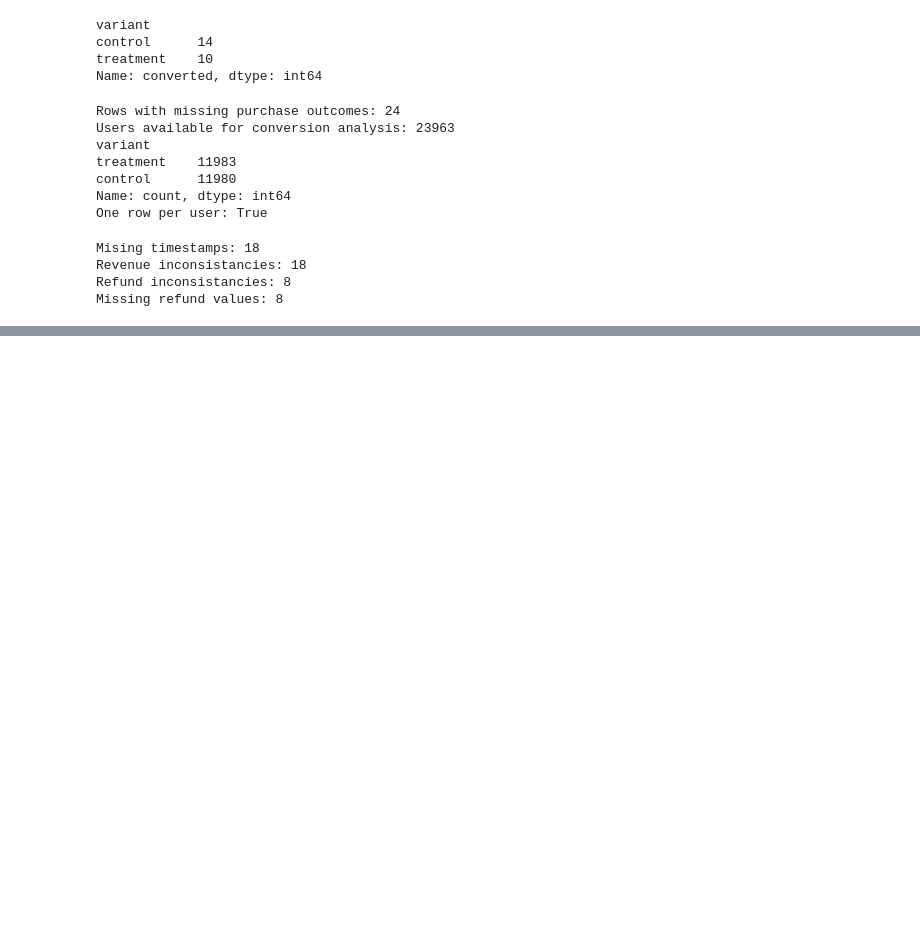
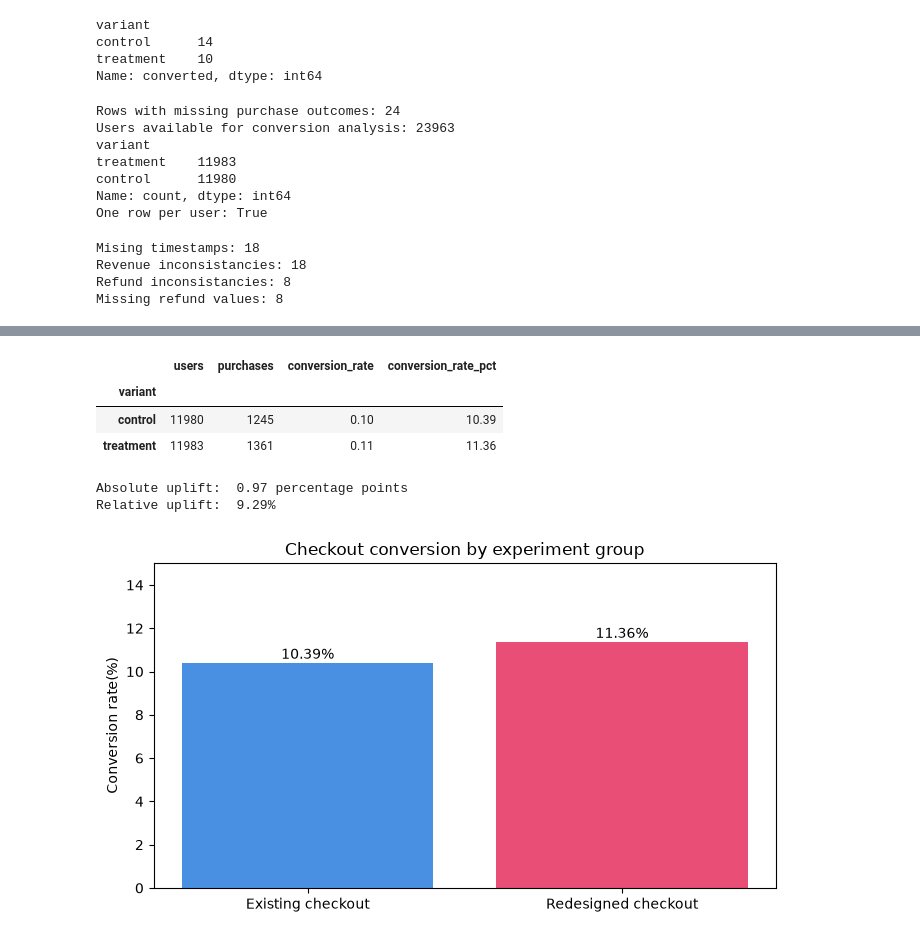
Before and after one commit to mrsmv/ab-testing-checkout-analysis, a Jupyter notebook: 2_notebooks/ab_testing_analysis.ipynb, the cells around one changed output, grey strips where cells are left out. Drawn from its saved outputs; the diff is of its cells as text; code cells hidden in the pictures; blank space fills up the shorter version.

Commit message:
Calculated conversion rates, added visualization, ran statistical significance test, calculated confidence intervals

```diff
--- a/2_notebooks/ab_testing_analysis.ipynb
+++ b/2_notebooks/ab_testing_analysis.ipynb
@@ -318,0 +344,66 @@ Missing refund values: 8
+# %%
+#calculating conversion rates
+conversion_summary = (
+    clean.groupby("variant")
+    .agg(
+        users=("user_id", "nunique"),
+        purchases=("converted", "sum")
+    )
+    .reindex(["control", "treatment"])
+)
+
+conversion_summary["conversion_rate"] = (
+    conversion_summary["purchases"] / conversion_summary["users"]
+)
+
+conversion_summary["conversion_rate_pct"] = (
+    conversion_summary["conversion_rate"] * 100
+)
+
+conversion_summary.round(2)
+# %% [output]
+|  | users | purchases | conversion_rate | conversion_rate_pct |
+| variant |  |  |  |  |
+| control | 11980 | 1245 | 0.10 | 10.39 |
+| treatment | 11983 | 1361 | 0.11 | 11.36 |
+# %%
+#calculating the uplift
+control_rate = conversion_summary.loc["control", "conversion_rate"]
+treatment_rate = conversion_summary.loc["treatment", "conversion_rate"]
+
+absolute_uplift_pp = (treatment_rate - control_rate) * 100
+relative_uplift_pct = (treatment_rate / control_rate - 1) * 100
+
+print(f"Absolute uplift: {absolute_uplift_pp: .2f} percentage points")
+print(f"Relative uplift: {relative_uplift_pct: .2f}%")
+# %% [output]
+Absolute uplift:  0.97 percentage points
+Relative uplift:  9.29%
+# %%
+#visualization
+import matplotlib.pyplot as plt
+
+fig, ax = plt.subplots(figsize=(7,4))
+
+bars = ax.bar(
+    ["Existing checkout", "Redesigned checkout"],
+    conversion_summary["conversion_rate_pct"],
+    color=["#4A90E2", "#E94E77"]
+)
+
+ax.set_ylabel("Conversion rate(%)")
+ax.set_ylim(0,15)
+ax.set_title("Checkout conversion by experiment group")
+
+for bar in bars:
+    ax.text(
+        bar.get_x() + bar.get_width() / 2,
+        bar.get_height() + 0.2,
+        f"{bar.get_height():.2f}%",
+        ha="center"
+    )
+
+plt.tight_layout()
+plt.show()
+# %% [output]
+[figure, added]
```
Also changed, not shown: parts of 2 cells of this notebook.
